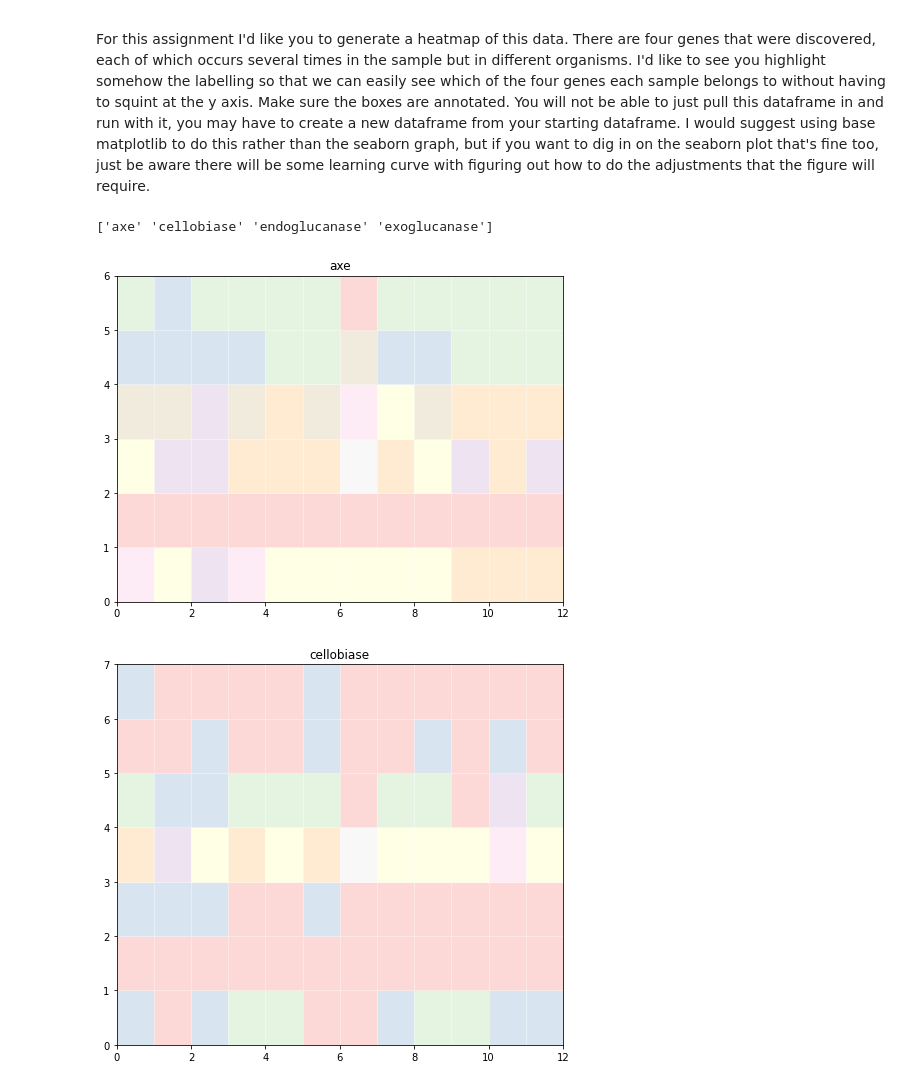
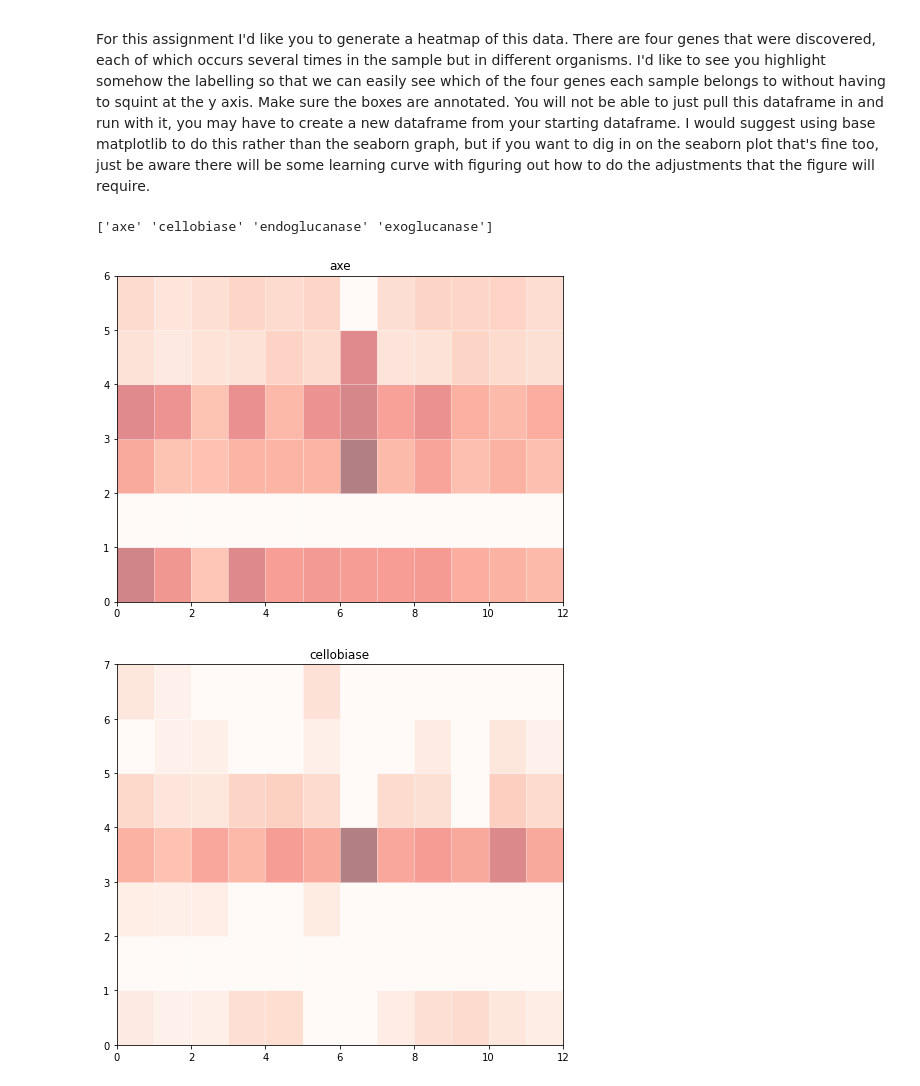
Before and after one commit to klemensj/CompCourses, a Jupyter notebook: Jupyter_Notebooks/COMP_102/11_heatmaps/Heatmaps_partial_key.ipynb, the cells around one changed output. Cells and saved outputs as stored; diff of their text form; code cells hidden in the pictures.

```diff
--- a/Jupyter_Notebooks/COMP_102/11_heatmaps/Heatmaps_partial_key.ipynb
+++ b/Jupyter_Notebooks/COMP_102/11_heatmaps/Heatmaps_partial_key.ipynb
@@ -297,27 +297,27 @@ For this assignment I'd like you to generate a heatmap of this data. There are f
 # %%
 ###
 ### your assignment code here
 
 fungi = pd.read_csv('data/Qi_NormalizedDataTibet_cellulose_fungi.csv')
 # print(fungi.head())
 ids = fungi['Genbank ID']
 # print(ids.head())
 genes = np.unique(fungi['Gene'])
 print(genes)
 
 fun_num = fungi.drop( ['Genbank ID','Gene_category', 'Subcategory1','Subcategory2','Lineage'], axis = 'columns')
 
 for gene in genes:
     temp_fungi = fun_num[fun_num['Gene']==gene]
     temp_fungi = temp_fungi.set_index('Gene')
     fig = plt.figure(figsize = (8,len(temp_fungi)))
     ax = plt.subplot()
-    plt.pcolormesh(temp_fungi, cmap = 'Pastel1', edgecolor = 'white', alpha = 0.5)
+    plt.pcolormesh(temp_fungi, cmap = 'Reds', edgecolor = 'white', alpha = 0.5)
     plt.title(gene)
 
 
 ###
 # %% [output]
 ['axe' 'cellobiase' 'endoglucanase' 'exoglucanase']
-[figure, old version]
+[figure, new version]
-[figure, old version]
+[figure, new version]
```
Also changed, not shown: parts of 2 cells of this notebook, 10 other files.
